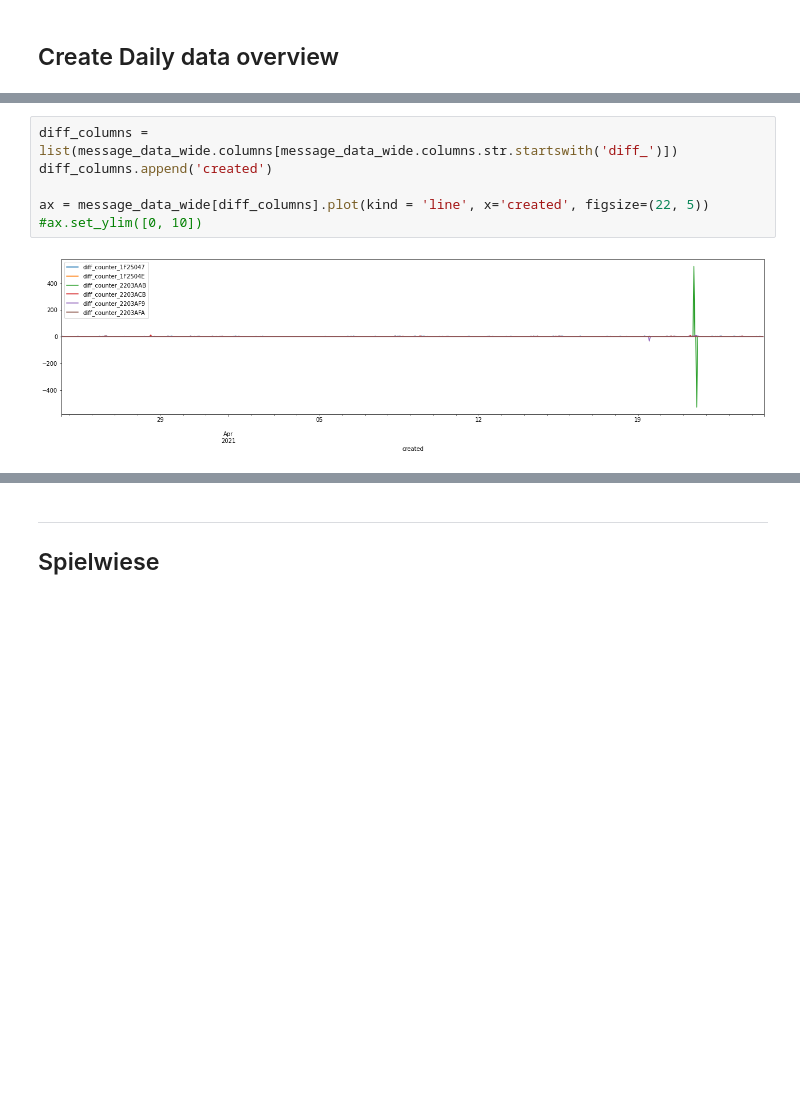
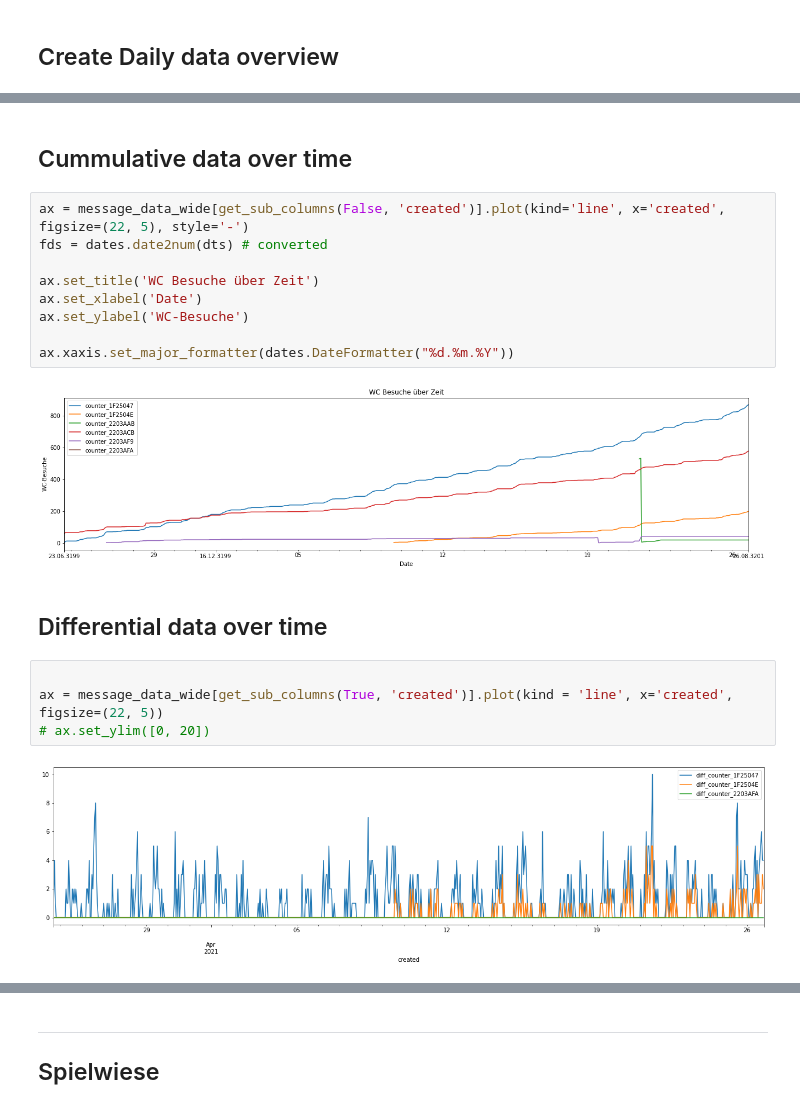
Before and after one commit to phyti1/ds_p4_kompotoi, a Jupyter notebook: Data_aquisition.ipynb, the cells around one changed output, grey strips where cells are left out. Saved outputs shown, nothing was run; the diff lists cells and outputs as text; blank space fills up the shorter version.

```diff
--- a/Data_aquisition.ipynb
+++ b/Data_aquisition.ipynb
@@ -488,9 +583,22 @@ message_data_wide[cum_columns].plot(x='created', figsize=(22, 5))
+# %% [markdown]
+## Cummulative data over time
+# %%
+ax = message_data_wide[get_sub_columns(False, 'created')].plot(kind='line', x='created', figsize=(22, 5), style='-')
+fds = dates.date2num(dts) # converted
+
+ax.set_title('WC Besuche über Zeit')
+ax.set_xlabel('Date')
+ax.set_ylabel('WC-Besuche')
+
+ax.xaxis.set_major_formatter(dates.DateFormatter("%d.%m.%Y"))
+# %% [output]
+[figure, added]
+# %% [markdown]
+## Differential data over time
 # %%
-diff_columns = list(message_data_wide.columns[message_data_wide.columns.str.startswith('diff_')])
-diff_columns.append('created')
 
-ax = message_data_wide[diff_columns].plot(kind = 'line', x='created', figsize=(22, 5))
-#ax.set_ylim([0, 10])
+ax = message_data_wide[get_sub_columns(True, 'created')].plot(kind = 'line', x='created', figsize=(22, 5))
+# ax.set_ylim([0, 20])
 # %% [output]
-[figure, old version]
+[figure, new version]
 # %%
```
Also changed, not shown: parts of 33 cells of this notebook.
